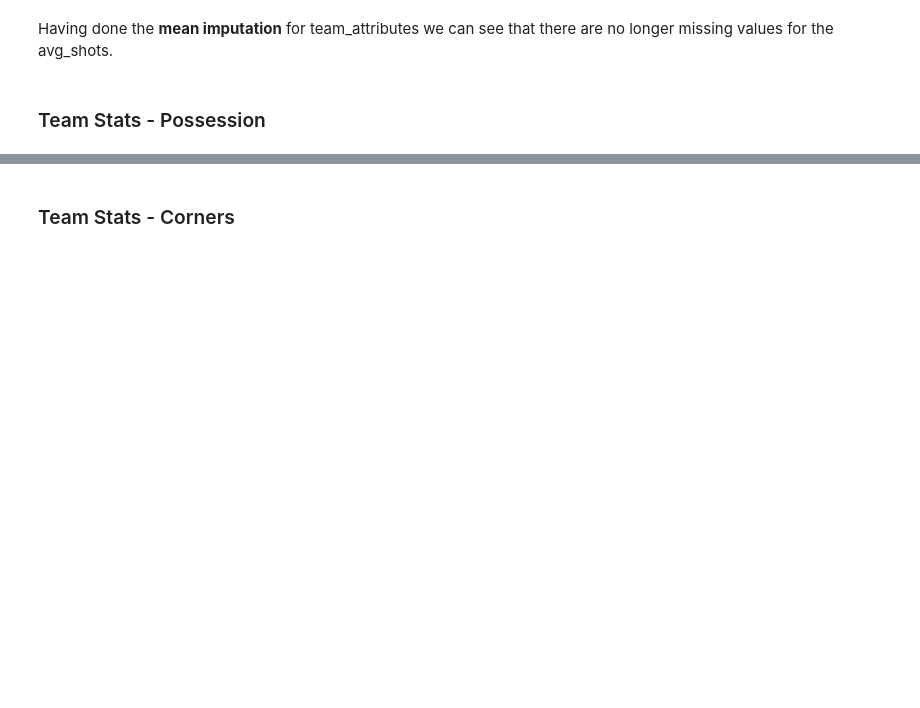
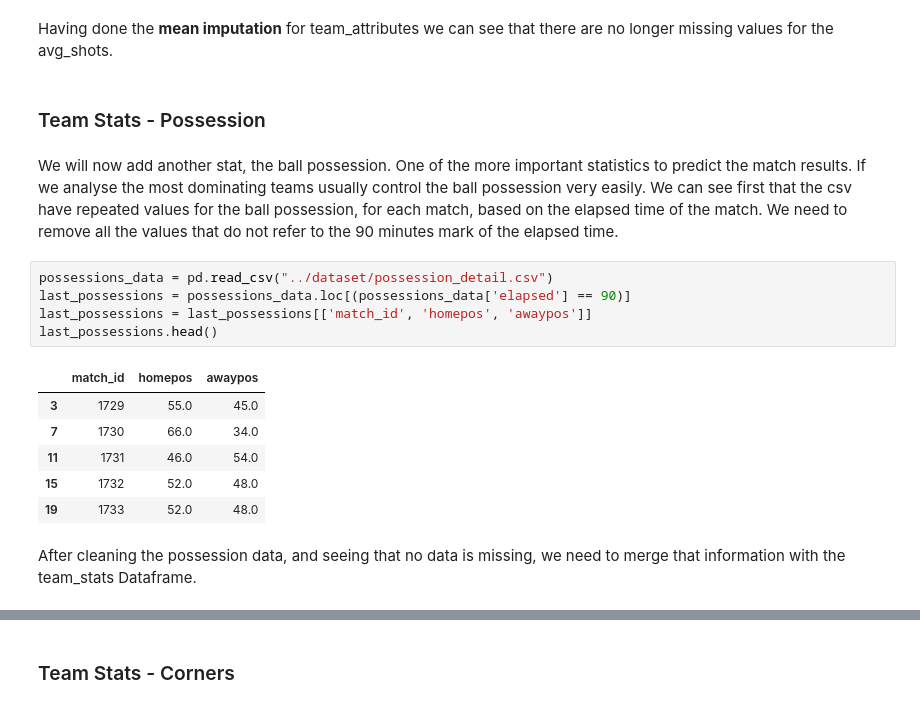
Before and after one commit to motapinto/football-classification-predications, a Jupyter notebook: src/Supervised Learning Models.ipynb, the cells around one changed output, grey strips where cells are left out. Cells and saved outputs as stored; diff of their text form; blank space fills up the shorter version.

```diff
--- a/src/Supervised Learning Models.ipynb
+++ b/src/Supervised Learning Models.ipynb
@@ -513,3 +513,19 @@ teams_stats.loc[(teams_stats['avg_shots'].isnull())]
 Having done the **mean imputation** for team_attributes we can see that there are no longer missing values for the avg_shots.
 # %% [markdown]
 ### Team Stats - Possession
+# %% [markdown]
+We will now add another stat, the ball possession. One of the more important statistics to predict the match results. If we analyse the most dominating teams usually control the ball possession very easily. We can see first that the csv have repeated values for the ball possession, for each match, based on the elapsed time of the match. We need to remove all the values that do not refer to the 90 minutes mark of the elapsed time.
+# %%
+possessions_data = pd.read_csv("../dataset/possession_detail.csv")
+last_possessions = possessions_data.loc[(possessions_data['elapsed'] == 90)]
+last_possessions = last_possessions[['match_id', 'homepos', 'awaypos']]
+last_possessions.head()
+# %% [output]
+|  | match_id | homepos | awaypos |
+| 3 | 1729 | 55.0 | 45.0 |
+| 7 | 1730 | 66.0 | 34.0 |
+| 11 | 1731 | 46.0 | 54.0 |
+| 15 | 1732 | 52.0 | 48.0 |
+| 19 | 1733 | 52.0 | 48.0 |
+# %% [markdown]
+After cleaning the possession data, and seeing that no data is missing, we need to merge that information with the team_stats Dataframe.
```
Also changed, not shown: parts of 3 cells of this notebook.
